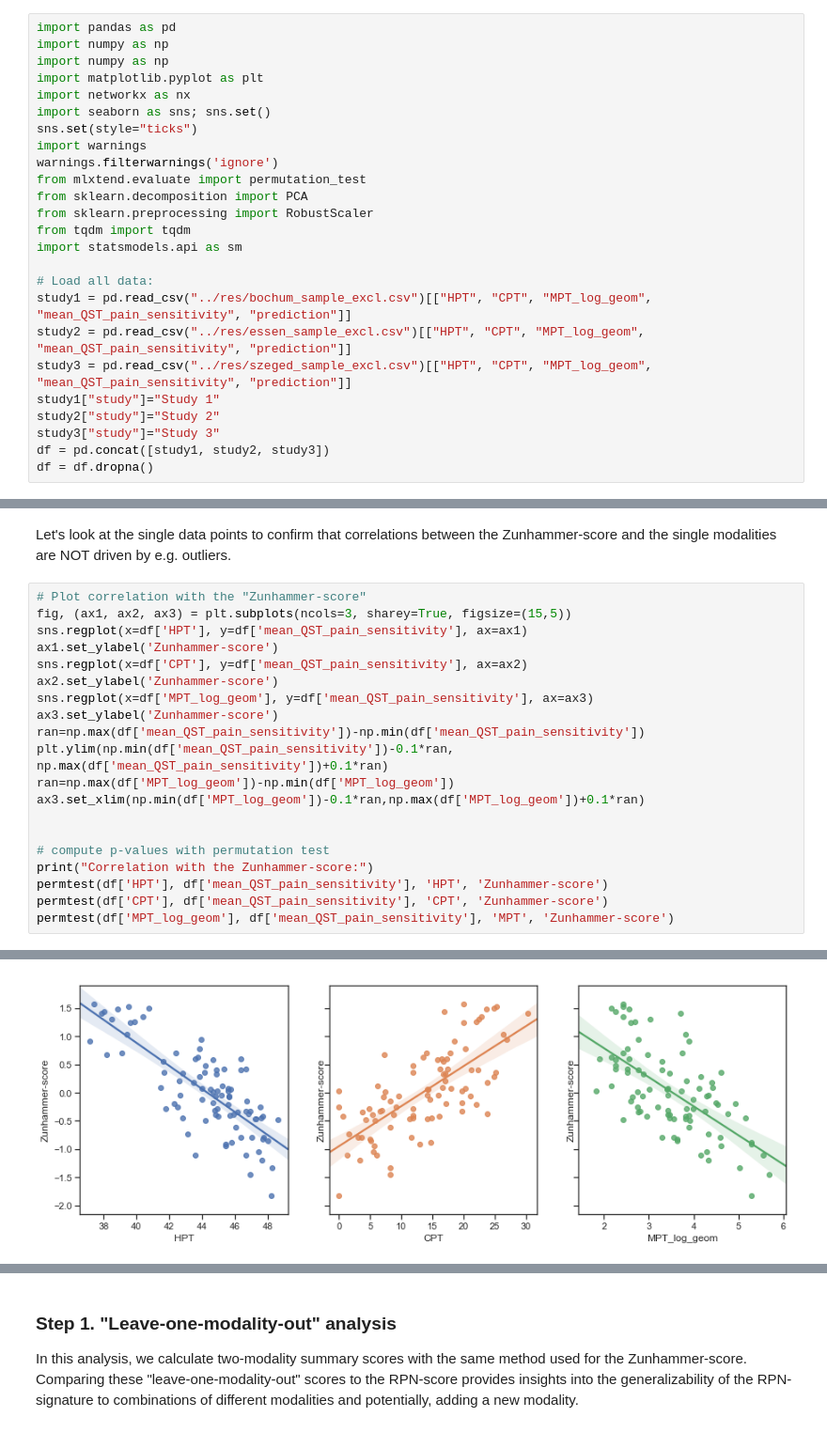
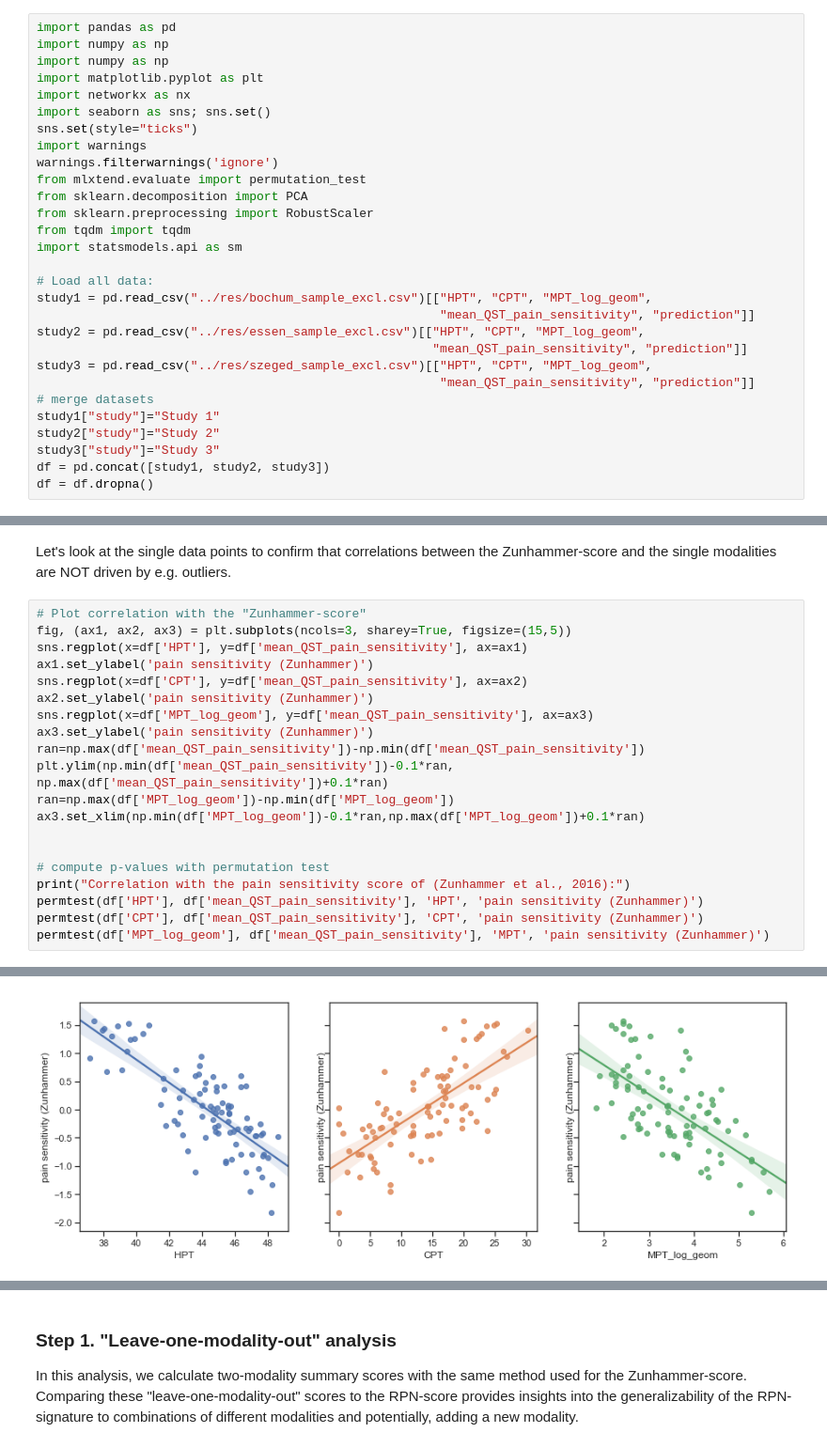
Before and after one commit to spisakt/RPN-signature, a Jupyter notebook: notebooks/Supplementary analysis - Rationale beyond using a composite pain sensitivity score.ipynb, the cells around one changed output, grey strips where cells are left out. Shown: that part at 94% size. Saved outputs shown, nothing was run; the diff lists cells and outputs as text.

```diff
--- a/notebooks/Supplementary analysis - Rationale beyond using a composite pain sensitivity score.ipynb
+++ b/notebooks/Supplementary analysis - Rationale beyond using a composite pain sensitivity score.ipynb
@@ -42,9 +45,13 @@ from tqdm import tqdm
 import statsmodels.api as sm
 
 # Load all data:
-study1 = pd.read_csv("../res/bochum_sample_excl.csv")[["HPT", "CPT", "MPT_log_geom", "mean_QST_pain_sensitivity", "prediction"]]
-study2 = pd.read_csv("../res/essen_sample_excl.csv")[["HPT", "CPT", "MPT_log_geom", "mean_QST_pain_sensitivity", "prediction"]]
-study3 = pd.read_csv("../res/szeged_sample_excl.csv")[["HPT", "CPT", "MPT_log_geom", "mean_QST_pain_sensitivity", "prediction"]]
+study1 = pd.read_csv("../res/bochum_sample_excl.csv")[["HPT", "CPT", "MPT_log_geom",
+                                                       "mean_QST_pain_sensitivity", "prediction"]]
+study2 = pd.read_csv("../res/essen_sample_excl.csv")[["HPT", "CPT", "MPT_log_geom",
+                                                      "mean_QST_pain_sensitivity", "prediction"]]
+study3 = pd.read_csv("../res/szeged_sample_excl.csv")[["HPT", "CPT", "MPT_log_geom",
+                                                       "mean_QST_pain_sensitivity", "prediction"]]
+# merge datasets
 study1["study"]="Study 1"
 study2["study"]="Study 2"
 study3["study"]="Study 3"
@@ -376,11 +379,11 @@ Let's look at the single data points to confirm that correlations between the Zu
 # Plot correlation with the "Zunhammer-score"
 fig, (ax1, ax2, ax3) = plt.subplots(ncols=3, sharey=True, figsize=(15,5))
 sns.regplot(x=df['HPT'], y=df['mean_QST_pain_sensitivity'], ax=ax1)
-ax1.set_ylabel('Zunhammer-score')
+ax1.set_ylabel('pain sensitivity (Zunhammer)')
 sns.regplot(x=df['CPT'], y=df['mean_QST_pain_sensitivity'], ax=ax2)
-ax2.set_ylabel('Zunhammer-score')
+ax2.set_ylabel('pain sensitivity (Zunhammer)')
 sns.regplot(x=df['MPT_log_geom'], y=df['mean_QST_pain_sensitivity'], ax=ax3)
-ax3.set_ylabel('Zunhammer-score')
+ax3.set_ylabel('pain sensitivity (Zunhammer)')
 ran=np.max(df['mean_QST_pain_sensitivity'])-np.min(df['mean_QST_pain_sensitivity'])
 plt.ylim(np.min(df['mean_QST_pain_sensitivity'])-0.1*ran, np.max(df['mean_QST_pain_sensitivity'])+0.1*ran)
 ran=np.max(df['MPT_log_geom'])-np.min(df['MPT_log_geom'])
@@ -388,8 +391,8 @@ ax3.set_xlim(np.min(df['MPT_log_geom'])-0.1*ran,np.max(df['MPT_log_geom'])+0.1*r
 
 
 # compute p-values with permutation test
-print("Correlation with the Zunhammer-score:")
-permtest(df['HPT'], df['mean_QST_pain_sensitivity'], 'HPT', 'Zunhammer-score')
-permtest(df['CPT'], df['mean_QST_pain_sensitivity'], 'CPT', 'Zunhammer-score')
-permtest(df['MPT_log_geom'], df['mean_QST_pain_sensitivity'], 'MPT', 'Zunhammer-score')
+print("Correlation with the pain sensitivity score of (Zunhammer et al., 2016):")
+permtest(df['HPT'], df['mean_QST_pain_sensitivity'], 'HPT', 'pain sensitivity (Zunhammer)')
+permtest(df['CPT'], df['mean_QST_pain_sensitivity'], 'CPT', 'pain sensitivity (Zunhammer)')
+permtest(df['MPT_log_geom'], df['mean_QST_pain_sensitivity'], 'MPT', 'pain sensitivity (Zunhammer)')
 # %% [output]
@@ -402,3 +405,3 @@ cor(MPT,Zunhammer-score) = -0.6396260726198744
 Permuation-based p < 0.0001
-[figure, old version]
+[figure, new version]
 # %% [markdown]
```
Also changed, not shown: parts of 31 cells of this notebook.
